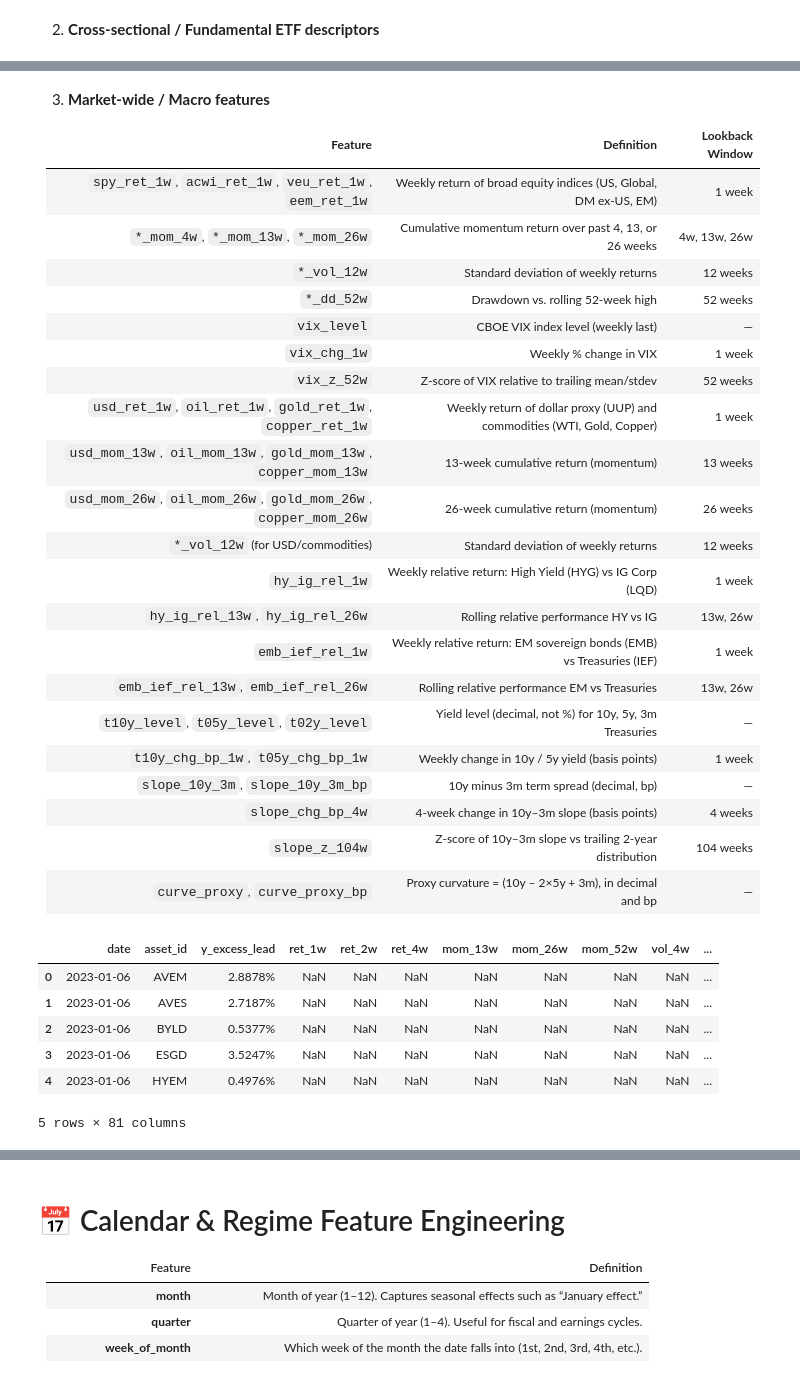
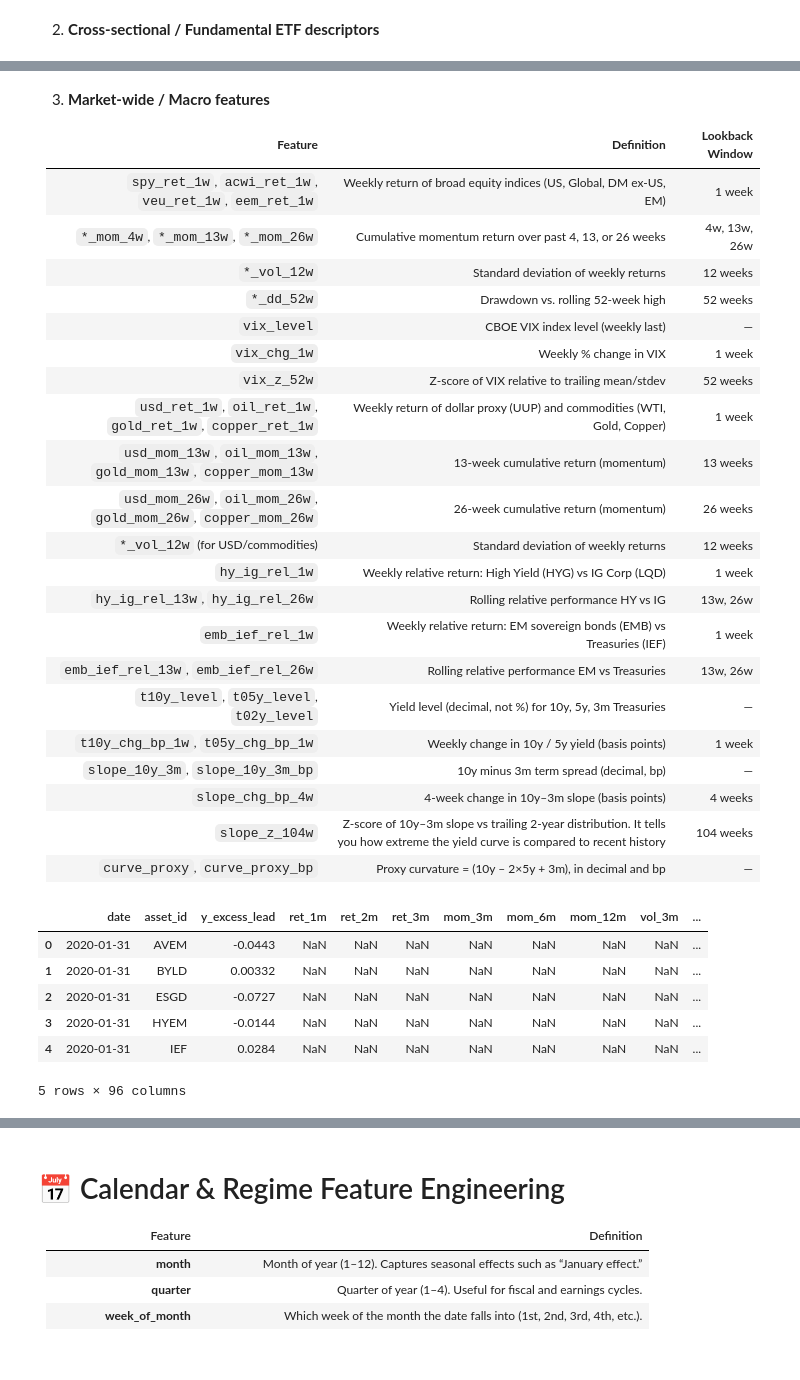
Before and after one commit to ethantenison/BayesFolio, a Jupyter notebook: marketmaven/notebooks/finding_additional_parameters.ipynb, the cells around one changed output, grey strips where cells are left out. Drawn from its saved outputs; the diff is of its cells as text; code cells hidden in the pictures.

```diff
--- a/marketmaven/notebooks/finding_additional_parameters.ipynb
+++ b/marketmaven/notebooks/finding_additional_parameters.ipynb
@@ -127,18 +127,19 @@ import warnings
 from marketmaven.utils import get_current_date
 
 warnings.filterwarnings("ignore")
-pd.options.display.float_format = '{:.4%}'.format
+pd.options.display.float_format = '{:.3}'.format
 
 # Date range
-start = '2023-01-01'
+start = '2020-01-01'
 end = get_current_date()
-interval = "1wk"
+interval = "1d"  # Daily data
 
 # Tickers of assets
-assets = ['AVEM', 'XMMO', 'ESGD', 'BYLD', 'ISCF', 'HYEM', 'VWOB', 'VNQI', 'VNQ', 'SNPE', 'AVES', 'IEF', 'VBK'] # , 'AGEPX', 'SWSSX', 'SWVXX' mutual funds
-assets.sort()
-raw_data = yf.download(assets, start=start, end=end, auto_adjust=False, interval=interval)
+#assets = ['AVEM', 'XMMO', 'ESGD', 'BYLD', 'ISCF', 'HYEM', 'VNQI', 'VNQ', 'SNPE', 'IEF', 'VBK'] # , 'AGEPX', 'SWSSX', 'SWVXX' mutual funds redundant 'AVES','VWOB',
+TICKERS = ['AVEM', 'XMMO', 'ESGD', 'BYLD', 'ISCF', 'HYEM', 'VNQI', 'VNQ', 'SNPE', 'IEF', 'VBK']
+TICKERS.sort()
+raw_data = yf.download(TICKERS, start=start, end=end, auto_adjust=False, interval=interval)
 data = raw_data.loc[:, ('Adj Close', slice(None))]
-data.columns = assets
+data.columns = TICKERS
 data
 # %% [output]
@@ -684,7 +699,7 @@ fundamentals['region'] = region
 | `t10y_chg_bp_1w`, `t05y_chg_bp_1w` | Weekly change in 10y / 5y yield (basis points) | 1 week |
 | `slope_10y_3m`, `slope_10y_3m_bp` | 10y minus 3m term spread (decimal, bp) | — |
 | `slope_chg_bp_4w` | 4-week change in 10y–3m slope (basis points) | 4 weeks |
-| `slope_z_104w` | Z-score of 10y–3m slope vs trailing 2-year distribution | 104 weeks |
+| `slope_z_104w` | Z-score of 10y–3m slope vs trailing 2-year distribution. It tells you how extreme the yield curve is compared to recent history | 104 weeks |
 | `curve_proxy`, `curve_proxy_bp` | Proxy curvature = (10y – 2×5y + 3m), in decimal and bp | — |
 # %%
 """
@@ -962,24 +991,27 @@ def merge_macro_features(df_base: pd.DataFrame, macro: pd.DataFrame, how: str =
 # %%
-# Target only (what you already do)
-panel_y = build_long_panel(TICKERS, START, END, horizon=HORIZON, fixed_h_days=FIXED_H_DAYS)
+# # Target only (what you already do)
+# panel_y = build_long_panel(TICKERS, START, END, horizon=HORIZON, fixed_h_days=FIXED_H_DAYS)
 
-# Price-based features
-panel_x_price = build_price_features_panel(TICKERS, START, END, horizon=HORIZON)
+# # Price-based features
+# panel_x_price = build_price_features_panel(TICKERS, START, END, horizon=HORIZON)
 
-# Macro features
-macro = build_macro_features(start=START, end=END, freq="W-FRI")
-macro.rename(columns={"Date": "date"}, inplace=True)
+# # Macro features
+# macro = build_macro_features(start=START, end=END, horizon="monthly")
+# macro.rename(columns={"Date": "date"}, inplace=True)
 
 
-# merged dataset (X + y)
-dataset = build_dataset_with_features(TICKERS, START, END, horizon=HORIZON, fixed_h_days=FIXED_H_DAYS)
-dataset = merge_macro_features(dataset, macro, how="inner")
-dataset.head()
+# # merged dataset (X + y)
+# dataset = build_dataset_with_features(TICKERS, START, END, horizon=HORIZON, fixed_h_days=FIXED_H_DAYS)
+# dataset = merge_macro_features(dataset, macro, how="inner")
+# dataset.head()
+
+# dataset = build_dataset_with_features(TICKERS, fundamentals, START, END, horizon=HORIZON, fixed_h_days=FIXED_H_DAYS)
+# dataset.head()
 # %% [output]
-|  | date | asset_id | y_excess_lead | ret_1w | ret_2w | ret_4w | mom_13w | mom_26w | mom_52w | vol_4w | ... |
-| 0 | 2023-01-06 | AVEM | 2.8878% | NaN | NaN | NaN | NaN | NaN | NaN | NaN | ... |
-| 1 | 2023-01-06 | AVES | 2.7187% | NaN | NaN | NaN | NaN | NaN | NaN | NaN | ... |
-| 2 | 2023-01-06 | BYLD | 0.5377% | NaN | NaN | NaN | NaN | NaN | NaN | NaN | ... |
-| 3 | 2023-01-06 | ESGD | 3.5247% | NaN | NaN | NaN | NaN | NaN | NaN | NaN | ... |
-| 4 | 2023-01-06 | HYEM | 0.4976% | NaN | NaN | NaN | NaN | NaN | NaN | NaN | ... |
+|  | date | asset_id | y_excess_lead | ret_1m | ret_2m | ret_3m | mom_3m | mom_6m | mom_12m | vol_3m | ... |
+| 0 | 2020-01-31 | AVEM | -0.0443 | NaN | NaN | NaN | NaN | NaN | NaN | NaN | ... |
+| 1 | 2020-01-31 | BYLD | 0.00332 | NaN | NaN | NaN | NaN | NaN | NaN | NaN | ... |
+| 2 | 2020-01-31 | ESGD | -0.0727 | NaN | NaN | NaN | NaN | NaN | NaN | NaN | ... |
+| 3 | 2020-01-31 | HYEM | -0.0144 | NaN | NaN | NaN | NaN | NaN | NaN | NaN | ... |
+| 4 | 2020-01-31 | IEF | 0.0284 | NaN | NaN | NaN | NaN | NaN | NaN | NaN | ... |
-5 rows × 81 columns
+5 rows × 96 columns
```
Also changed, not shown: parts of 63 cells of this notebook, 3 other files.
